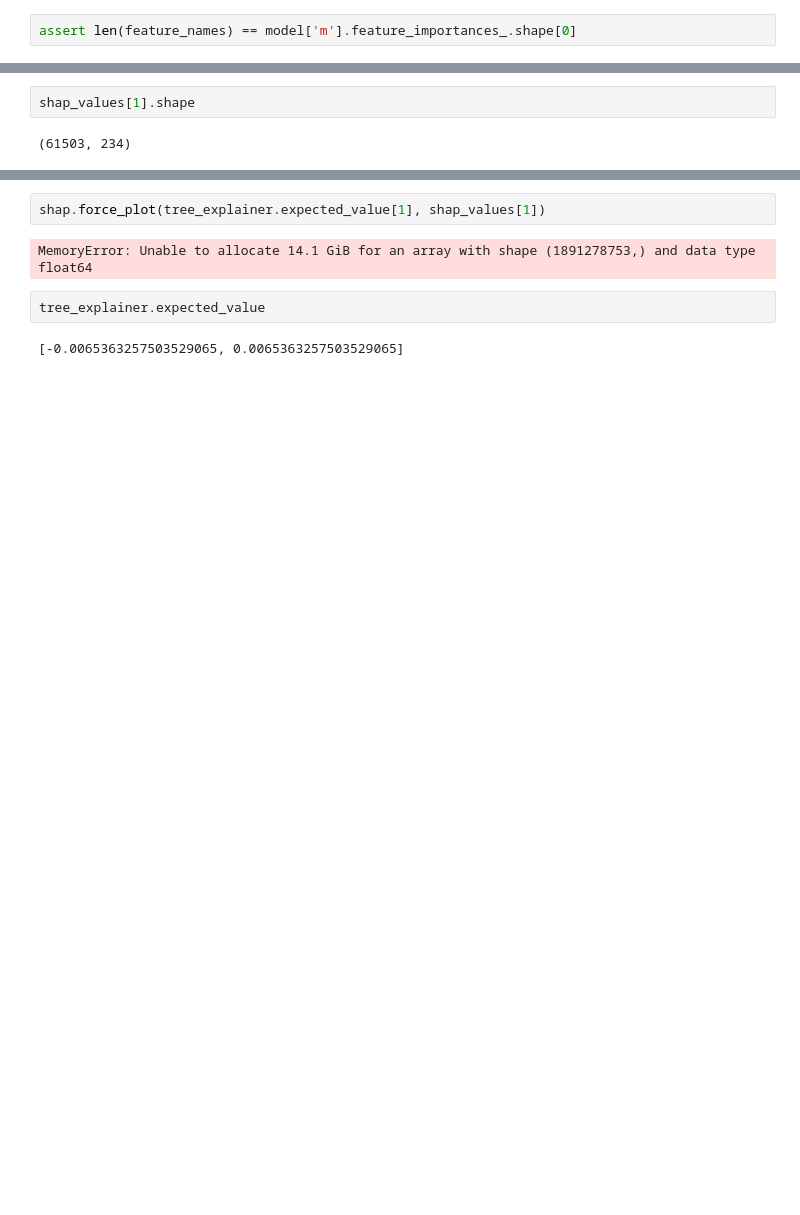
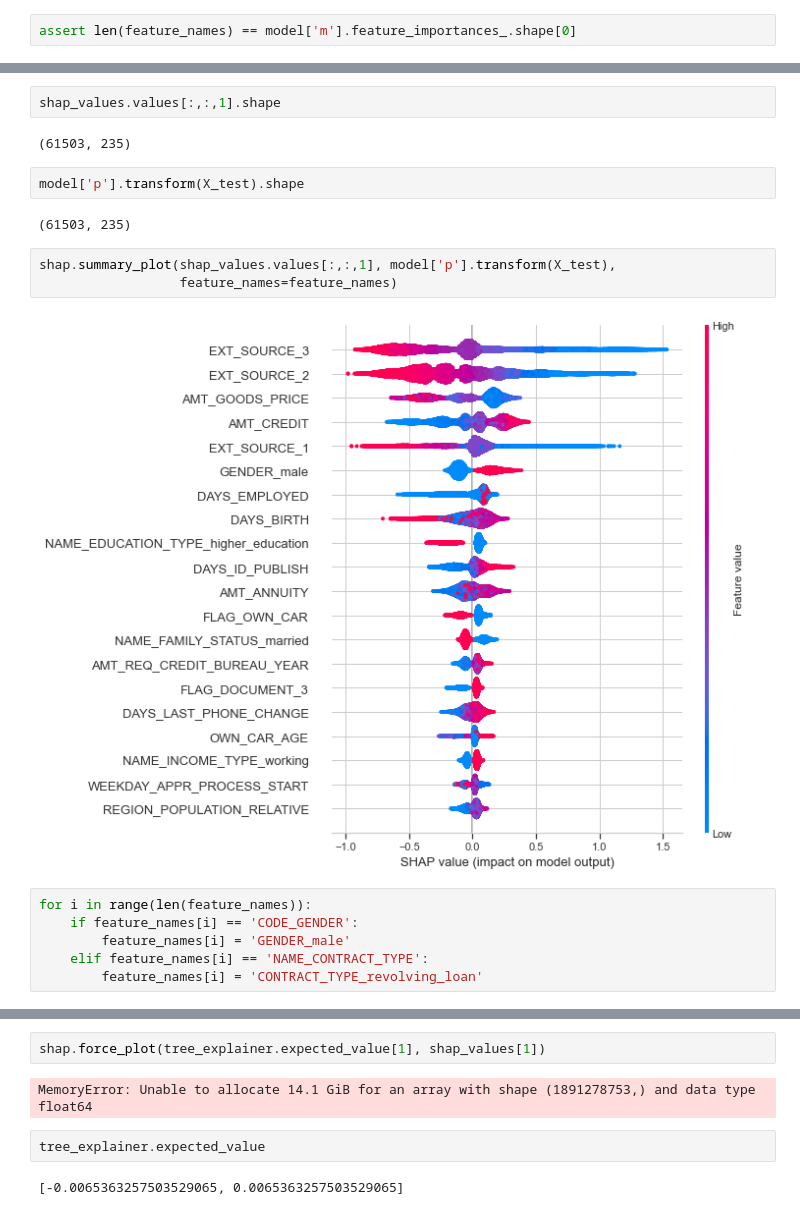
Before and after one commit to gitadum/credit_risk_rating, a Jupyter notebook: 00_notebooks/03_Modelling.ipynb, the cells around one changed output, grey strips where cells are left out. Saved outputs shown, nothing was run; the diff lists cells and outputs as text; blank space fills up the shorter version.

Commit message:
nouveaux essais avec shap

```diff
--- a/00_notebooks/03_Modelling.ipynb
+++ b/00_notebooks/03_Modelling.ipynb
@@ -2185,7 +2217,22 @@ shap.summary_plot(shap_values, model['p'].transform(X_test))
 # %%
-shap_values[1].shape
+shap_values.values[:,:,1].shape
 # %% [output]
-(61503, 234)
+(61503, 235)
+# %%
+model['p'].transform(X_test).shape
+# %% [output]
+(61503, 235)
+# %%
+shap.summary_plot(shap_values.values[:,:,1], model['p'].transform(X_test),
+                  feature_names=feature_names)
+# %% [output]
+[figure, added]
+# %%
+for i in range(len(feature_names)):
+    if feature_names[i] == 'CODE_GENDER':
+        feature_names[i] = 'GENDER_male'
+    elif feature_names[i] == 'NAME_CONTRACT_TYPE':
+        feature_names[i] = 'CONTRACT_TYPE_revolving_loan'
 # %%
 shap.summary_plot(shap_values[1], model['p'].transform(X_test),
                   feature_names=feature_names)
```
Also changed, not shown: parts of 12 cells of this notebook.
